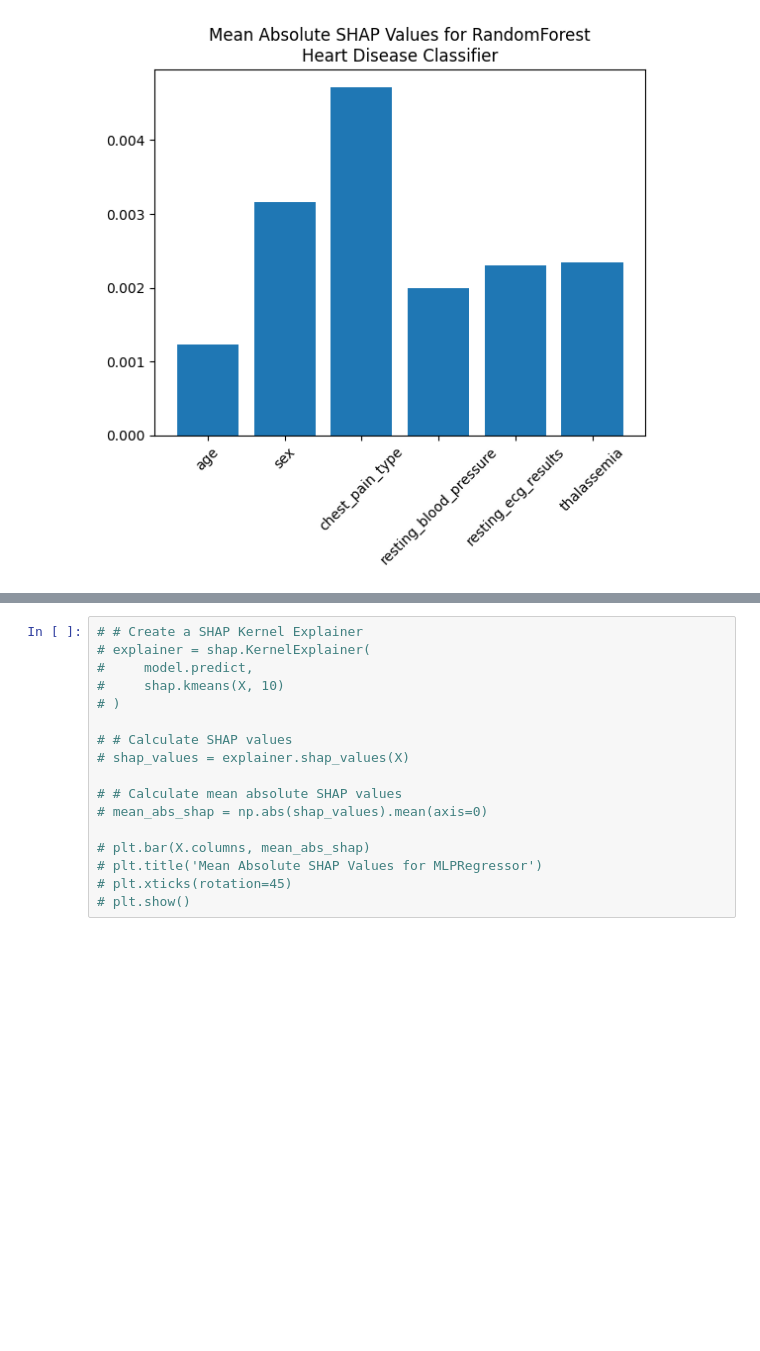
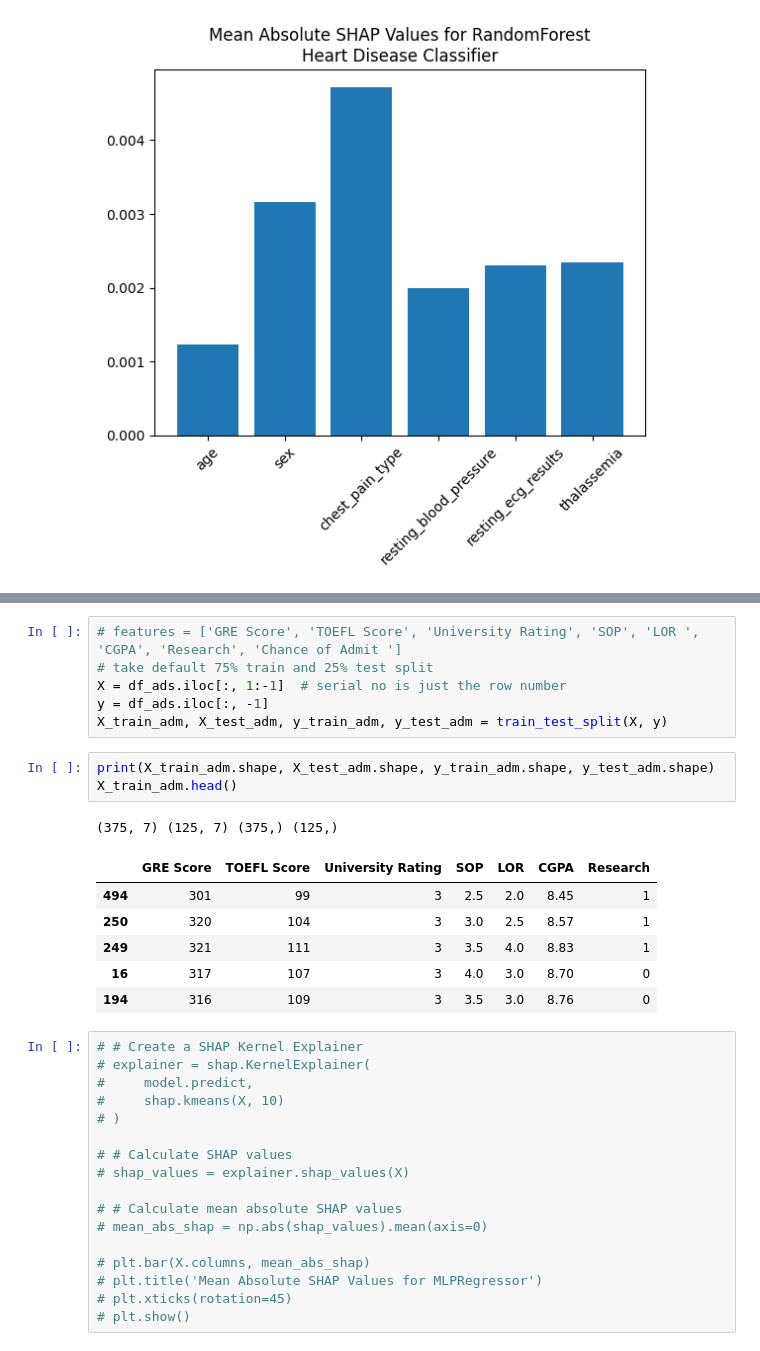
Before and after one commit to MichaelSzczepaniak/MLAIProjects, a Jupyter notebook: ExplainableML/ExplainableML.ipynb, the cells around one changed output, grey strips where cells are left out. Saved outputs shown, nothing was run; the diff lists cells and outputs as text; blank space fills up the shorter version.

```diff
--- a/ExplainableML/ExplainableML.ipynb
+++ b/ExplainableML/ExplainableML.ipynb
@@ -558,3 +576,20 @@ plt.show()
+# %%
+# features = ['GRE Score', 'TOEFL Score', 'University Rating', 'SOP', 'LOR ', 'CGPA', 'Research', 'Chance of Admit ']
+# take default 75% train and 25% test split
+X = df_ads.iloc[:, 1:-1]  # serial no is just the row number
+y = df_ads.iloc[:, -1]
+X_train_adm, X_test_adm, y_train_adm, y_test_adm = train_test_split(X, y)
+# %%
+print(X_train_adm.shape, X_test_adm.shape, y_train_adm.shape, y_test_adm.shape)
+X_train_adm.head()
+# %% [output]
+(375, 7) (125, 7) (375,) (125,)
+|  | GRE Score | TOEFL Score | University Rating | SOP | LOR | CGPA | Research |
+| 494 | 301 | 99 | 3 | 2.5 | 2.0 | 8.45 | 1 |
+| 250 | 320 | 104 | 3 | 3.0 | 2.5 | 8.57 | 1 |
+| 249 | 321 | 111 | 3 | 3.5 | 4.0 | 8.83 | 1 |
+| 16 | 317 | 107 | 3 | 4.0 | 3.0 | 8.70 | 0 |
+| 194 | 316 | 109 | 3 | 3.5 | 3.0 | 8.76 | 0 |
 # %%
 # # Create a SHAP Kernel Explainer
 # explainer = shap.KernelExplainer(
```
Also changed, not shown: parts of 9 cells of this notebook.
